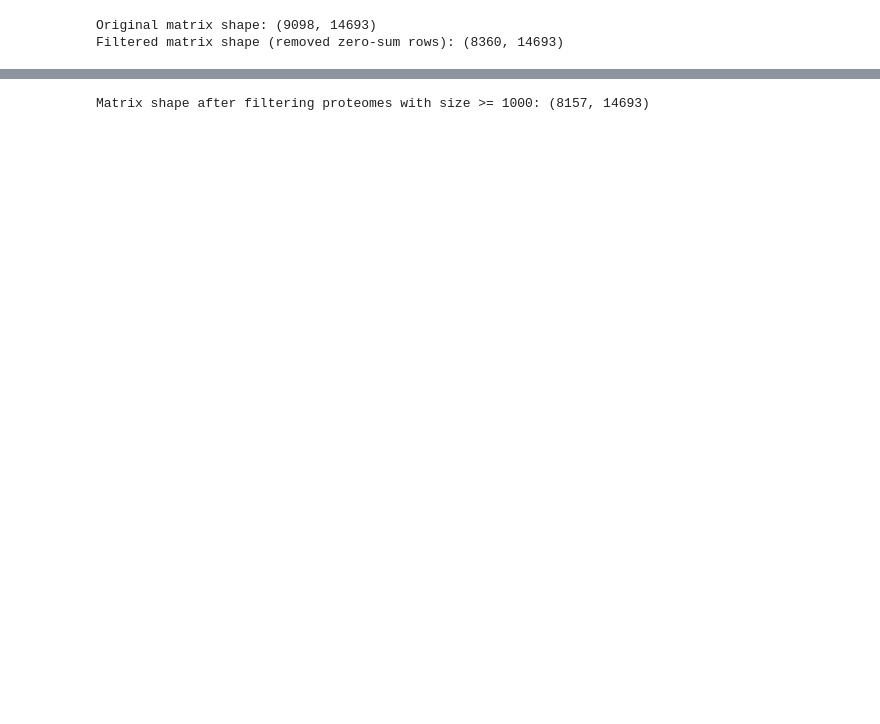
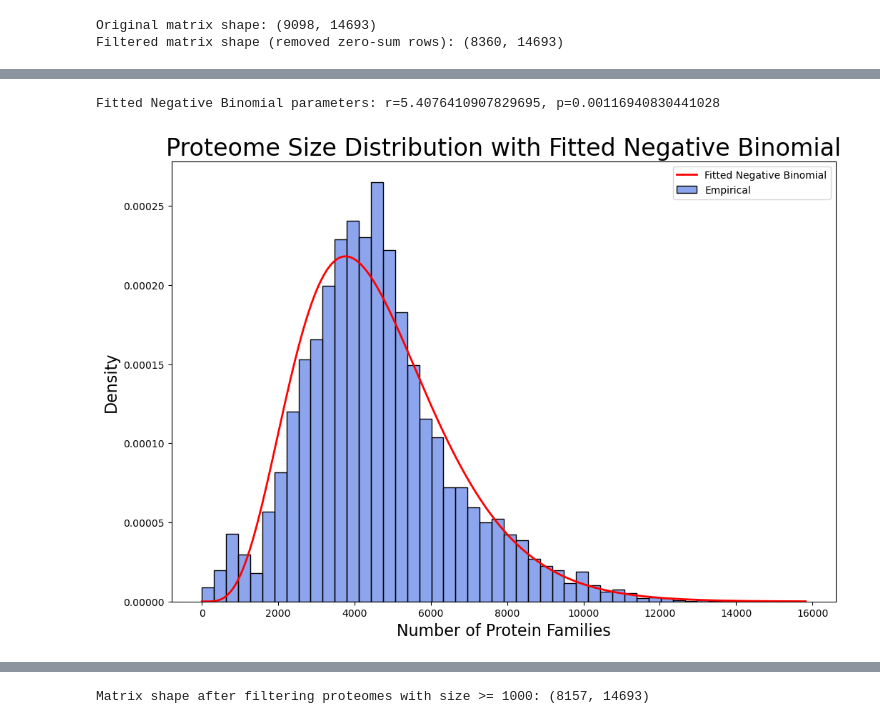
Before and after one commit to LeonardoAgasso/Protein_families, a Jupyter notebook: local/notebook/test_statlaws.ipynb, the cells around one changed output, grey strips where cells are left out. Saved outputs shown, nothing was run; the diff lists cells and outputs as text; code cells hidden in the pictures; blank space fills up the shorter version.

```diff
--- a/local/notebook/test_statlaws.ipynb
+++ b/local/notebook/test_statlaws.ipynb
@@ -31,0 +48,21 @@ plt.show()
+# %%
+# fit a negative binomial distribution to the proteome sizes
+from scipy.stats import nbinom
+mean_size = proteome_sizes.mean()
+var_size = proteome_sizes.var()
+p = mean_size / var_size
+r = mean_size * p / (1 - p)
+print(f"Fitted Negative Binomial parameters: r={r}, p={p}")
+x = np.arange(0, proteome_sizes.max())
+pmf = nbinom.pmf(x, r, p)
+plt.figure(figsize=(12, 8))
+sns.histplot(proteome_sizes, bins=50, kde=False, color='royalblue', stat='density', label='Empirical', alpha=0.6)
+plt.plot(x, pmf, 'r-', lw=2, label='Fitted Negative Binomial')
+plt.title('Proteome Size Distribution with Fitted Negative Binomial', fontsize=24)
+plt.xlabel('Number of Protein Families', fontsize=16)
+plt.ylabel('Density', fontsize=16)
+plt.legend()
+plt.show()
+# %% [output]
+Fitted Negative Binomial parameters: r=5.4076410907829695, p=0.00116940830441028
+[figure, added]
```
Also changed, not shown: parts of 10 cells of this notebook, 6 other files.
